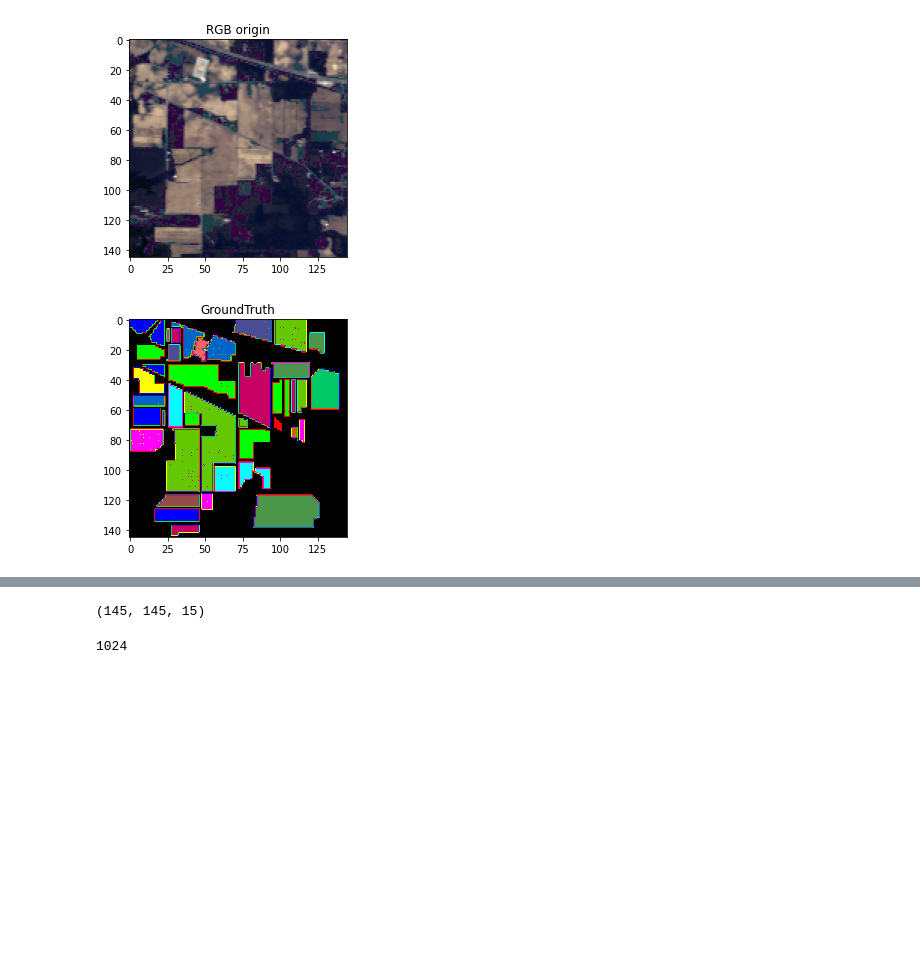
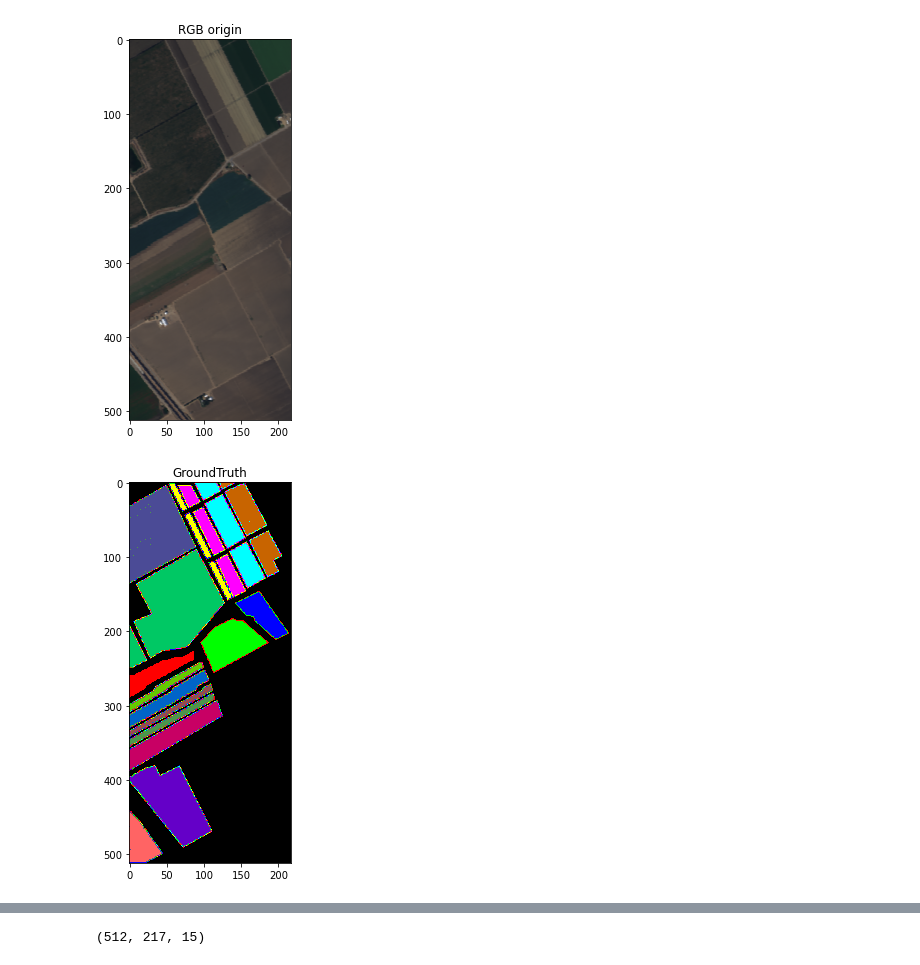
Before and after one commit to Pancakerr/HybridSN, a Jupyter notebook: HybridSN.ipynb, the cells around one changed output, grey strips where cells are left out. Drawn from its saved outputs; the diff is of its cells as text; code cells hidden in the pictures; blank space fills up the shorter version.

```diff
--- a/HybridSN.ipynb
+++ b/HybridSN.ipynb
@@ -16,16 +18,20 @@ import os
 # %%
 ##hypeperameters and experimental settings
 RANDOM_SEED=666
-DATASET = 'IP'    ## PU  IP  SA
-TRAIN_RATE = 0.1  ## ratio of training data
+DATASET = 'SA'    ## PU  IP  SA
+TRAIN_RATE = 0.3  ## ratio of training data
 VAL_RATE = 0.1    ## ratio of valuating data
-EPOCH = 10    ##number of epoch
+EPOCH = 100    ##number of epoch
+VAL_EPOCH = 5  ##interval of valuation
 LR = 0.001    ##learning rate
 WEIGHT_DECAY = 1e-6
 BATCH_SIZE = 256
 DEVICE = 0  ##-1:CPU  0:cuda 0
 N_PCA = 15  ## reserved PCA components
 PATCH_SIZE = 25
+SAVE_PATH = f"results\\{DATASET}"
+if not os.path.isdir(SAVE_PATH):
+    os.mkdir(SAVE_PATH)
 # %%
 ## Set random seed for reproduction
 random.seed(RANDOM_SEED)
@@ -41,26 +47,32 @@ def loadData(name):
     if name == 'IP':
         data = loadmat(os.path.join(data_path, 'IndianPines\\Indian_pines_corrected.mat'))['indian_pines_corrected']
         labels = loadmat(os.path.join(data_path, 'IndianPines\\Indian_pines_gt.mat'))['indian_pines_gt']
+        class_name = [ "Alfalfa", "Corn-notill", "Corn-mintill","Corn", "Grass-pasture",
+                       "Grass-trees","Grass-pasture-mowed", "Hay-windrowed", "Oats","Soybean-notill", "Soybean-mintill", "Soybean-clean","Wheat", "Woods", "Buildings-Grass-Trees-Drives","Stone-Steel-Towers"]
     elif name == 'SA':
-        data = loadmat(os.path.join(data_path, 'Salinas/Salinas_corrected.mat'))['salinas_corrected']
-        labels = loadmat(os.path.join(data_path, 'Salinas/Salinas_gt.mat'))['salinas_gt']
+        data = loadmat(os.path.join(data_path, 'Salinas\\Salinas_corrected.mat'))['salinas_corrected']
+        labels = loadmat(os.path.join(data_path, 'Salinas\\Salinas_gt.mat'))['salinas_gt']
+        class_name = ['Brocoli_green_weeds_1','Brocoli_green_weeds_2','Fallow',
+                        'Fallow_rough_plow','Fallow_smooth','Stubble','Celery','Grapes_untrained','Soil_vinyard_develop','Corn_senesced_green','Lettuce_romaine_4wk','Lettuce_romaine_5wk','Lettuce_romaine_6wk','Lettuce_romaine_7wk','Vinyard_untrained','Vinyard_vertical']
     elif name == 'PU':
-        data = loadmat(os.path.join(data_path, 'PaviaU/PaviaU.mat'))['paviaU']
-        labels = loadmat(os.path.join(data_path, 'PaviaU/PaviaU_gt.mat'))['paviaU_gt']
-    return data, labels
+        data = loadmat(os.path.join(data_path, 'PaviaU\\PaviaU.mat'))['paviaU']
+        labels = loadmat(os.path.join(data_path, 'PaviaU\\PaviaU_gt.mat'))['paviaU_gt']
+        class_name = ['Asphalt', 'Meadows', 'Gravel', 'Trees','Painted metal sheets', 'Bare Soil',
+                      'Bitumen','Self-Blocking Bricks', 'Shadows']
+    return data, labels, class_name
 # %%
-data,label = loadData(DATASET)
+data,label,class_name = loadData(DATASET)
 NUM_CLASS = label.max()
 # %%
 ## display HSI
-rgb_view=spectral.imshow(data,(30,20,10),classes=label,title='RGB origin')
-gt_view = spectral.imshow(classes=label, title='GroundTruth')
-view = spectral.imshow(data,(30,20,10),classes=label)
+rgb_view=spectral.imshow(data,(30,20,10),classes=label,title='RGB origin',figsize=(7,7))
+gt_view = spectral.imshow(classes=label, title='GroundTruth',figsize=(7,7))
+view = spectral.imshow(data,(30,20,10),classes=label,figsize=(7,7))
 view.set_display_mode('overlay')
 view.class_alpha = 0.5
 view.set_title('Overlay')
 spectral.save_rgb(f'results/{DATASET}_RGB_origin.jpg',data,(30,20,10))
 spectral.save_rgb(f'results/{DATASET}_gt.jpg',label,colors = spectral.spy_colors)
 # %% [output]
-[figure, old version]
+[figure, new version]
-[figure, old version]
+[figure, new version]
@@ -89,7 +101,7 @@ def applyPCA(X, numComponents=15):
 data,pca = applyPCA(data,N_PCA)
 data.shape
 # %% [output]
-(145, 145, 15)
+(512, 217, 15)
 # %%
 def sample_gt(gt, train_rate):
     """ generate training gt for training dataset
@@ -117,10 +129,6 @@ def sample_gt(gt, train_rate):
 # %%
 train_gt, test_gt = sample_gt(label,TRAIN_RATE)
 val_gt,test_gt = sample_gt(test_gt,VAL_RATE/(1-TRAIN_RATE))
-# %%
-np.count_nonzero(train_gt)
-# %% [output]
-1024
 # %%
 ## display sampling info
 sample_report = f"{'class': ^10}{'train_num':^10}{'val_num': ^10}{'test_num': ^10}{'total': ^10}\n"
```
Also changed, not shown: parts of 12 cells of this notebook.
